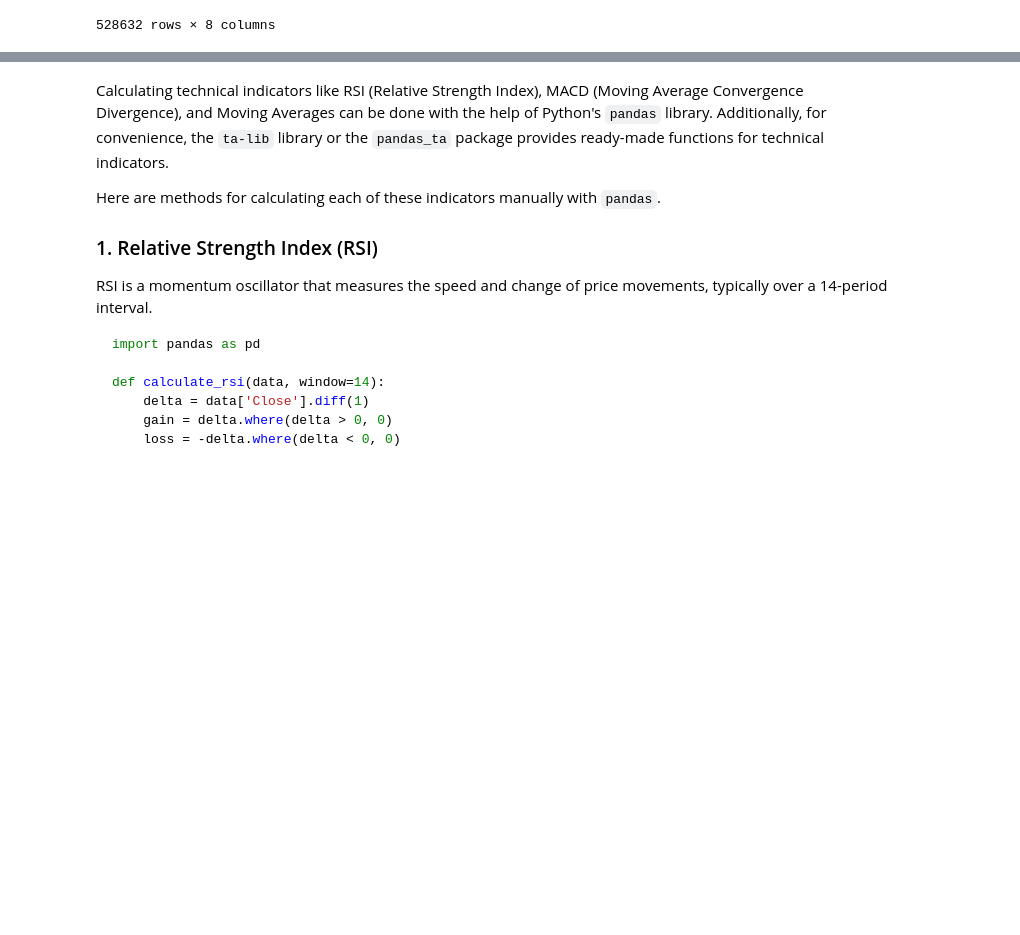
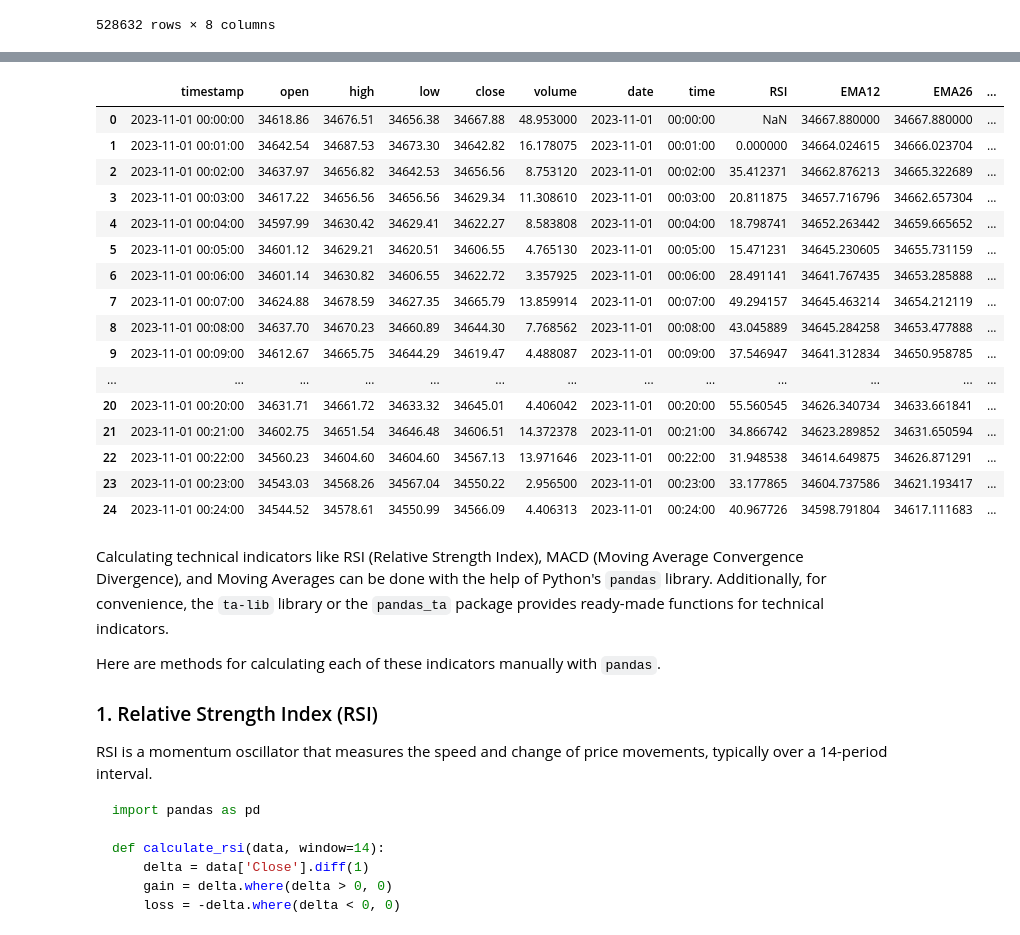
Before and after one commit to kostadinlambov/Algorithmic-Trading-Bot, a Jupyter notebook: Notebook/Calculate Technical Indicators.ipynb, the cells around one changed output, grey strips where cells are left out. Saved outputs shown, nothing was run; the diff lists cells and outputs as text; code cells hidden in the pictures; blank space fills up the shorter version.

```diff
--- a/Notebook/Calculate Technical Indicators.ipynb
+++ b/Notebook/Calculate Technical Indicators.ipynb
@@ -27,0 +52,43 @@ btc_price_data_1_year
+# %%
+def calculate_macd(data, short_window=12, long_window=26, signal_window=9):
+    """
+    MACD is calculated using two exponential moving averages (EMA): the 12-day EMA and the 26-day EMA,
+    with a 9-day EMA as the signal line.
+
+    """
+    data['EMA12'] = data['close'].ewm(span=short_window, adjust=False).mean()
+    data['EMA26'] = data['close'].ewm(span=long_window, adjust=False).mean()
+
+    # MACD Line
+    data['MACD'] = data['EMA12'] - data['EMA26']
+
+    # Signal Line
+    data['Signal_Line'] = data['MACD'].ewm(span=signal_window, adjust=False).mean()
+
+    return data
+# %%
+def calculate_moving_averages(data, sma_window=20, ema_window=20):
+    """
+    Simple Moving Average (SMA) is the average price over a specified number of periods,
+    while Exponential Moving Average (EMA) gives more weight to recent prices.
+
+    """
+    # Simple Moving Average
+    data['SMA'] = data['close'].rolling(window=sma_window).mean()
+
+    # Exponential Moving Average
+    data['EMA'] = data['close'].ewm(span=ema_window, adjust=False).mean()
+
+    return data
+# %%
+# Calculate RSI
+btc_price_data_1_year = calculate_rsi(btc_price_data_1_year)
+print(btc_price_data_1_year[['close', 'RSI']])
+
+# Calculate MACD
+btc_price_data_1_year = calculate_macd(btc_price_data_1_year)
+print(btc_price_data_1_year[['close', 'MACD', 'Signal_Line']])
+
+# Calculate moving averages
+btc_price_data_1_year = calculate_moving_averages(btc_price_data_1_year)
+print(btc_price_data_1_year[['close', 'SMA', 'EMA']])
@@ -28,3 +113,23 @@ btc_price_data_1_year
+# %%
+btc_price_data_1_year.head(25)
+# %% [output]
+|  | timestamp | open | high | low | close | volume | date | time | RSI | EMA12 | EMA26 | ... |
+| 0 | 2023-11-01 00:00:00 | 34618.86 | 34676.51 | 34656.38 | 34667.88 | 48.953000 | 2023-11-01 | 00:00:00 | NaN | 34667.880000 | 34667.880000 | ... |
+| 1 | 2023-11-01 00:01:00 | 34642.54 | 34687.53 | 34673.30 | 34642.82 | 16.178075 | 2023-11-01 | 00:01:00 | 0.000000 | 34664.024615 | 34666.023704 | ... |
+| 2 | 2023-11-01 00:02:00 | 34637.97 | 34656.82 | 34642.53 | 34656.56 | 8.753120 | 2023-11-01 | 00:02:00 | 35.412371 | 34662.876213 | 34665.322689 | ... |
+| 3 | 2023-11-01 00:03:00 | 34617.22 | 34656.56 | 34656.56 | 34629.34 | 11.308610 | 2023-11-01 | 00:03:00 | 20.811875 | 34657.716796 | 34662.657304 | ... |
+| 4 | 2023-11-01 00:04:00 | 34597.99 | 34630.42 | 34629.41 | 34622.27 | 8.583808 | 2023-11-01 | 00:04:00 | 18.798741 | 34652.263442 | 34659.665652 | ... |
+| 5 | 2023-11-01 00:05:00 | 34601.12 | 34629.21 | 34620.51 | 34606.55 | 4.765130 | 2023-11-01 | 00:05:00 | 15.471231 | 34645.230605 | 34655.731159 | ... |
+| 6 | 2023-11-01 00:06:00 | 34601.14 | 34630.82 | 34606.55 | 34622.72 | 3.357925 | 2023-11-01 | 00:06:00 | 28.491141 | 34641.767435 | 34653.285888 | ... |
+| 7 | 2023-11-01 00:07:00 | 34624.88 | 34678.59 | 34627.35 | 34665.79 | 13.859914 | 2023-11-01 | 00:07:00 | 49.294157 | 34645.463214 | 34654.212119 | ... |
+| 8 | 2023-11-01 00:08:00 | 34637.70 | 34670.23 | 34660.89 | 34644.30 | 7.768562 | 2023-11-01 | 00:08:00 | 43.045889 | 34645.284258 | 34653.477888 | ... |
+| 9 | 2023-11-01 00:09:00 | 34612.67 | 34665.75 | 34644.29 | 34619.47 | 4.488087 | 2023-11-01 | 00:09:00 | 37.546947 | 34641.312834 | 34650.958785 | ... |
+| ... | ... | ... | ... | ... | ... | ... | ... | ... | ... | ... | ... | ... |
+| 20 | 2023-11-01 00:20:00 | 34631.71 | 34661.72 | 34633.32 | 34645.01 | 4.406042 | 2023-11-01 | 00:20:00 | 55.560545 | 34626.340734 | 34633.661841 | ... |
+| 21 | 2023-11-01 00:21:00 | 34602.75 | 34651.54 | 34646.48 | 34606.51 | 14.372378 | 2023-11-01 | 00:21:00 | 34.866742 | 34623.289852 | 34631.650594 | ... |
+| 22 | 2023-11-01 00:22:00 | 34560.23 | 34604.60 | 34604.60 | 34567.13 | 13.971646 | 2023-11-01 | 00:22:00 | 31.948538 | 34614.649875 | 34626.871291 | ... |
+| 23 | 2023-11-01 00:23:00 | 34543.03 | 34568.26 | 34567.04 | 34550.22 | 2.956500 | 2023-11-01 | 00:23:00 | 33.177865 | 34604.737586 | 34621.193417 | ... |
+| 24 | 2023-11-01 00:24:00 | 34544.52 | 34578.61 | 34550.99 | 34566.09 | 4.406313 | 2023-11-01 | 00:24:00 | 40.967726 | 34598.791804 | 34617.111683 | ... |
 # %% [markdown]
 Calculating technical indicators like RSI (Relative Strength Index), MACD (Moving Average Convergence Divergence), and Moving Averages can be done with the help of Python's `pandas` library. Additionally, for convenience, the `ta-lib` library or the `pandas_ta` package provides ready-made functions for technical indicators.
 
```
Also changed, not shown: parts of 4 cells of this notebook, 1 other file.
